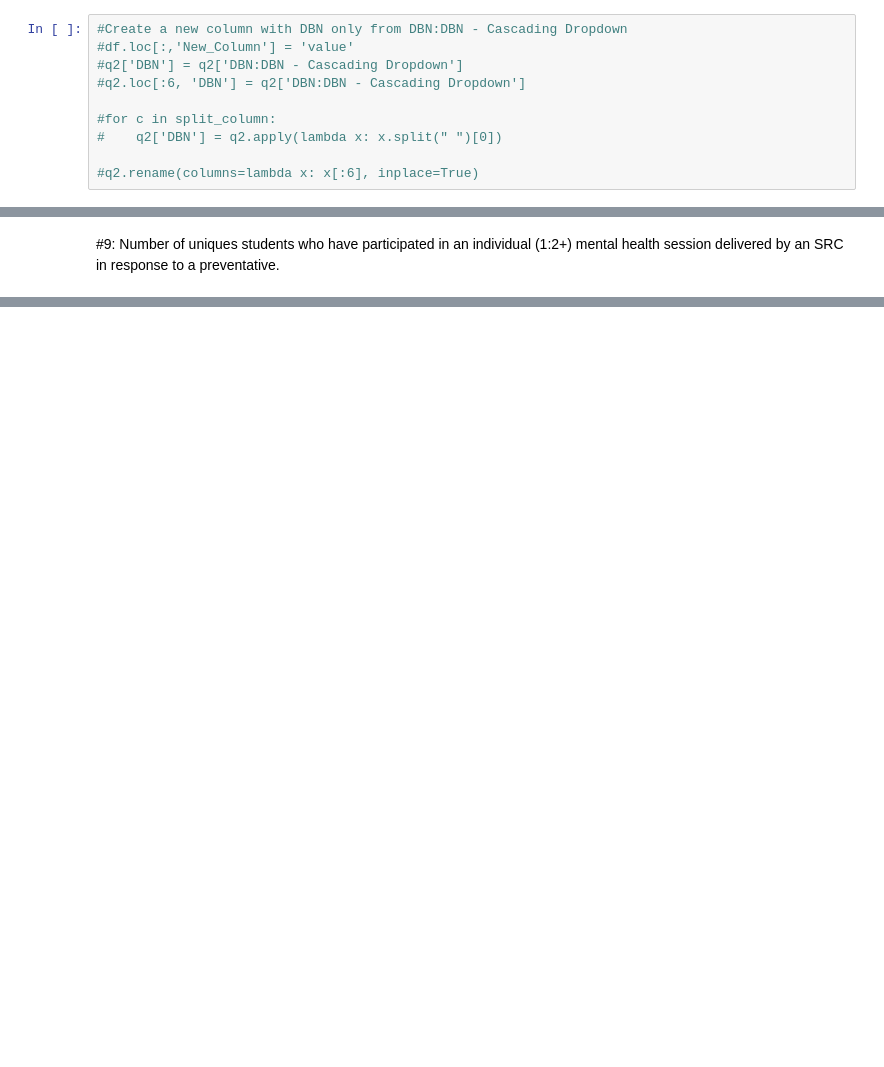
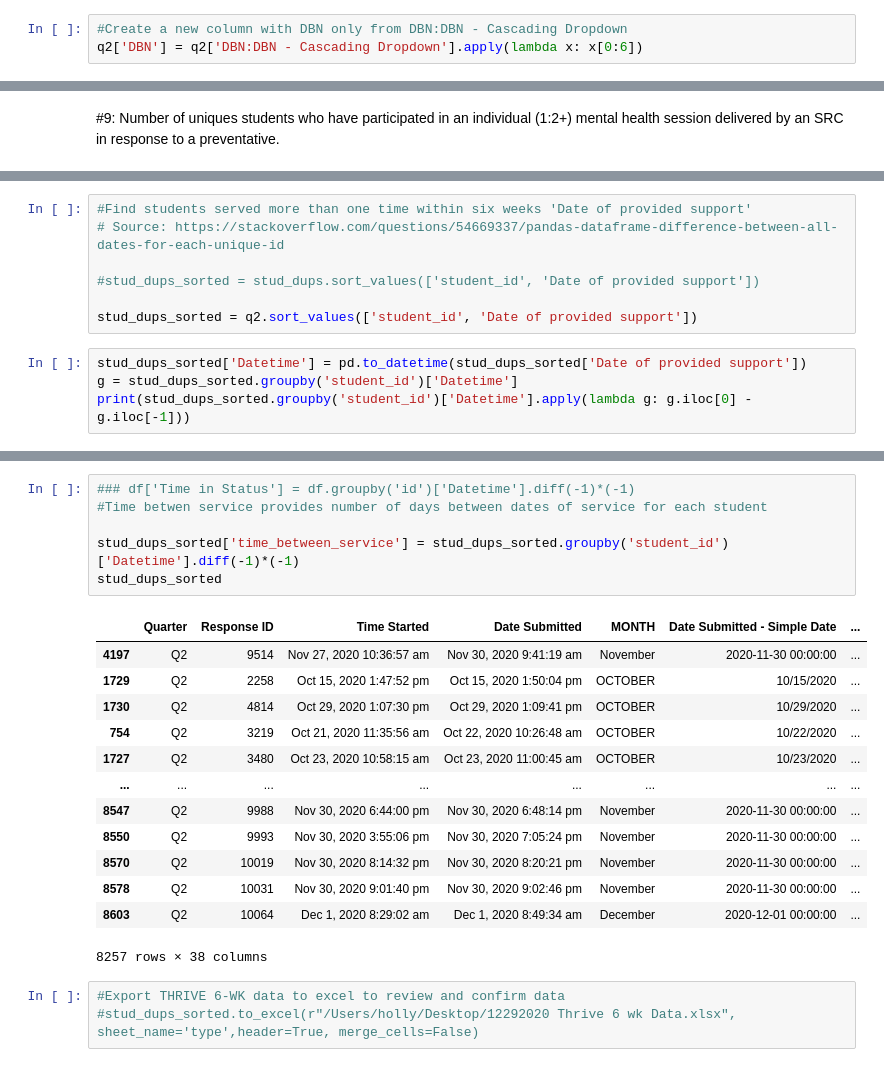
Before and after one commit to hdbedwell/thrive_metrics, a Jupyter notebook: 12282020 Thrive Reporting Template.ipynb, the cells around one changed output, grey strips where cells are left out. Saved outputs shown, nothing was run; the diff lists cells and outputs as text; blank space fills up the shorter version.

```diff
--- a/12282020 Thrive Reporting Template.ipynb
+++ b/12282020 Thrive Reporting Template.ipynb
@@ -55,10 +53,3 @@ q2 = q2.rename(columns={'DIRECT SUPPORT STUDENT OSIS NUMBER': 'student_id', 'Did
 # %%
 #Create a new column with DBN only from DBN:DBN - Cascading Dropdown
-#df.loc[:,'New_Column'] = 'value'
-#q2['DBN'] = q2['DBN:DBN - Cascading Dropdown']
-#q2.loc[:6, 'DBN'] = q2['DBN:DBN - Cascading Dropdown']
-
-#for c in split_column:
-#    q2['DBN'] = q2.apply(lambda x: x.split(" ")[0])
-
-#q2.rename(columns=lambda x: x[:6], inplace=True)
+q2['DBN'] = q2['DBN:DBN - Cascading Dropdown'].apply(lambda x: x[0:6])
@@ -127,0 +224,11 @@ Name: student_id, dtype: int64
+# %%
+#Find students served more than one time within six weeks 'Date of provided support'
+# Source: https://stackoverflow.com/questions/54669337/pandas-dataframe-difference-between-all-dates-for-each-unique-id
+
+#stud_dups_sorted = stud_dups.sort_values(['student_id', 'Date of provided support'])
+
+stud_dups_sorted = q2.sort_values(['student_id', 'Date of provided support'])
+# %%
+stud_dups_sorted['Datetime'] = pd.to_datetime(stud_dups_sorted['Date of provided support'])
+g = stud_dups_sorted.groupby('student_id')['Datetime']
+print(stud_dups_sorted.groupby('student_id')['Datetime'].apply(lambda g: g.iloc[0] - g.iloc[-1]))
@@ -127,0 +249,23 @@ Name: student_id, dtype: int64
+# %%
+### df['Time in Status'] = df.groupby('id')['Datetime'].diff(-1)*(-1)
+#Time betwen service provides number of days between dates of service for each student
+
+stud_dups_sorted['time_between_service'] = stud_dups_sorted.groupby('student_id')['Datetime'].diff(-1)*(-1)
+stud_dups_sorted
+# %% [output]
+|  | Quarter | Response ID | Time Started | Date Submitted | MONTH | Date Submitted - Simple Date | ... |
+| 4197 | Q2 | 9514 | Nov 27, 2020 10:36:57 am | Nov 30, 2020 9:41:19 am | November | 2020-11-30 00:00:00 | ... |
+| 1729 | Q2 | 2258 | Oct 15, 2020 1:47:52 pm | Oct 15, 2020 1:50:04 pm | OCTOBER | 10/15/2020 | ... |
+| 1730 | Q2 | 4814 | Oct 29, 2020 1:07:30 pm | Oct 29, 2020 1:09:41 pm | OCTOBER | 10/29/2020 | ... |
+| 754 | Q2 | 3219 | Oct 21, 2020 11:35:56 am | Oct 22, 2020 10:26:48 am | OCTOBER | 10/22/2020 | ... |
+| 1727 | Q2 | 3480 | Oct 23, 2020 10:58:15 am | Oct 23, 2020 11:00:45 am | OCTOBER | 10/23/2020 | ... |
+| ... | ... | ... | ... | ... | ... | ... | ... |
+| 8547 | Q2 | 9988 | Nov 30, 2020 6:44:00 pm | Nov 30, 2020 6:48:14 pm | November | 2020-11-30 00:00:00 | ... |
+| 8550 | Q2 | 9993 | Nov 30, 2020 3:55:06 pm | Nov 30, 2020 7:05:24 pm | November | 2020-11-30 00:00:00 | ... |
+| 8570 | Q2 | 10019 | Nov 30, 2020 8:14:32 pm | Nov 30, 2020 8:20:21 pm | November | 2020-11-30 00:00:00 | ... |
+| 8578 | Q2 | 10031 | Nov 30, 2020 9:01:40 pm | Nov 30, 2020 9:02:46 pm | November | 2020-11-30 00:00:00 | ... |
+| 8603 | Q2 | 10064 | Dec 1, 2020 8:29:02 am | Dec 1, 2020 8:49:34 am | December | 2020-12-01 00:00:00 | ... |
+8257 rows × 38 columns
+# %%
+#Export THRIVE 6-WK data to excel to review and confirm data
+#stud_dups_sorted.to_excel(r"/Users/holly/Desktop/12292020 Thrive 6 wk Data.xlsx", sheet_name='type',header=True, merge_cells=False)
```
Also changed, not shown: parts of 31 cells of this notebook.
